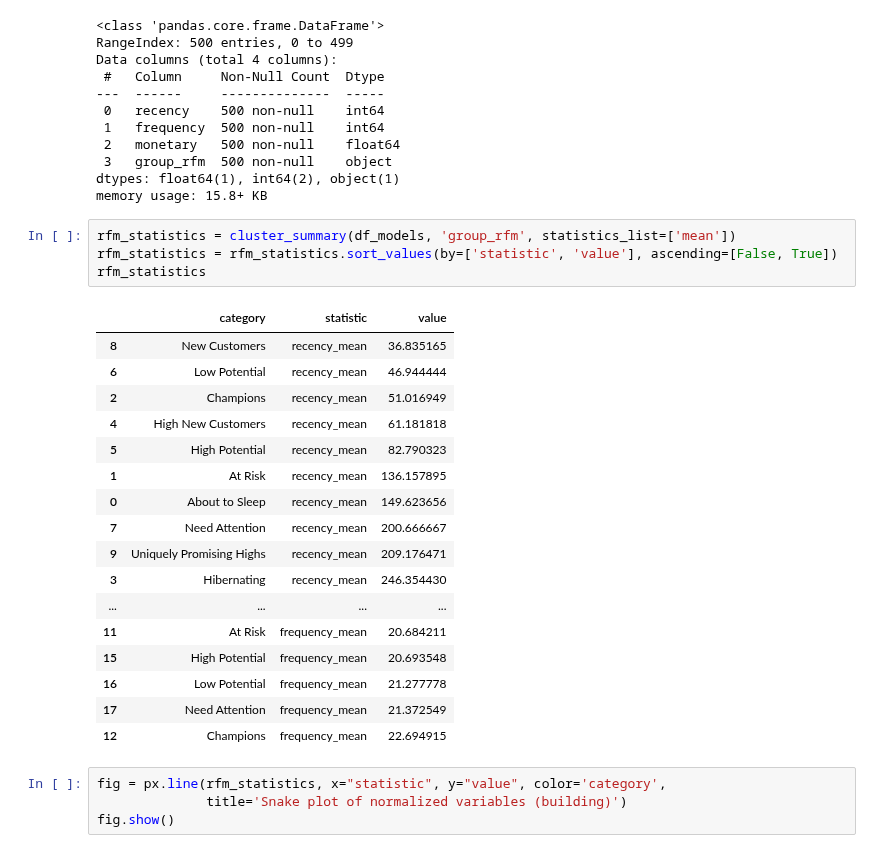
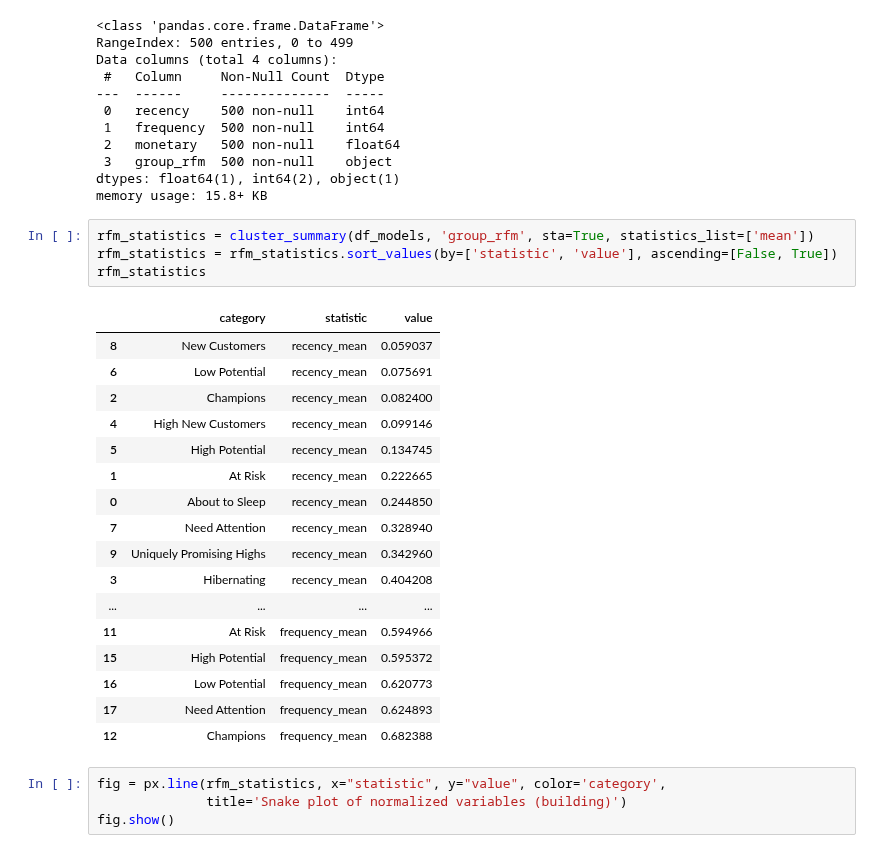
Before and after one commit to oecorrechag/Project-Australia, a Jupyter notebook: notebooks/3.0_models.ipynb, the cells around one changed output. Cells and saved outputs as stored; diff of their text form.

```diff
--- a/notebooks/3.0_models.ipynb
+++ b/notebooks/3.0_models.ipynb
@@ -88,27 +88,27 @@ Data columns (total 4 columns):
 dtypes: float64(1), int64(2), object(1)
 memory usage: 15.8+ KB
 # %%
-rfm_statistics = cluster_summary(df_models, 'group_rfm', statistics_list=['mean'])
+rfm_statistics = cluster_summary(df_models, 'group_rfm', sta=True, statistics_list=['mean'])
 rfm_statistics = rfm_statistics.sort_values(by=['statistic', 'value'], ascending=[False, True])
 rfm_statistics
 # %% [output]
 |  | category | statistic | value |
-| 8 | New Customers | recency_mean | 36.835165 |
-| 6 | Low Potential | recency_mean | 46.944444 |
-| 2 | Champions | recency_mean | 51.016949 |
-| 4 | High New Customers | recency_mean | 61.181818 |
-| 5 | High Potential | recency_mean | 82.790323 |
-| 1 | At Risk | recency_mean | 136.157895 |
-| 0 | About to Sleep | recency_mean | 149.623656 |
-| 7 | Need Attention | recency_mean | 200.666667 |
-| 9 | Uniquely Promising Highs | recency_mean | 209.176471 |
-| 3 | Hibernating | recency_mean | 246.354430 |
+| 8 | New Customers | recency_mean | 0.059037 |
+| 6 | Low Potential | recency_mean | 0.075691 |
+| 2 | Champions | recency_mean | 0.082400 |
+| 4 | High New Customers | recency_mean | 0.099146 |
+| 5 | High Potential | recency_mean | 0.134745 |
+| 1 | At Risk | recency_mean | 0.222665 |
+| 0 | About to Sleep | recency_mean | 0.244850 |
+| 7 | Need Attention | recency_mean | 0.328940 |
+| 9 | Uniquely Promising Highs | recency_mean | 0.342960 |
+| 3 | Hibernating | recency_mean | 0.404208 |
 | ... | ... | ... | ... |
-| 11 | At Risk | frequency_mean | 20.684211 |
-| 15 | High Potential | frequency_mean | 20.693548 |
-| 16 | Low Potential | frequency_mean | 21.277778 |
-| 17 | Need Attention | frequency_mean | 21.372549 |
-| 12 | Champions | frequency_mean | 22.694915 |
+| 11 | At Risk | frequency_mean | 0.594966 |
+| 15 | High Potential | frequency_mean | 0.595372 |
+| 16 | Low Potential | frequency_mean | 0.620773 |
+| 17 | Need Attention | frequency_mean | 0.624893 |
+| 12 | Champions | frequency_mean | 0.682388 |
 # %%
 fig = px.line(rfm_statistics, x="statistic", y="value", color='category',
               title='Snake plot of normalized variables (building)')
```
Also changed, not shown: 1 other file.
